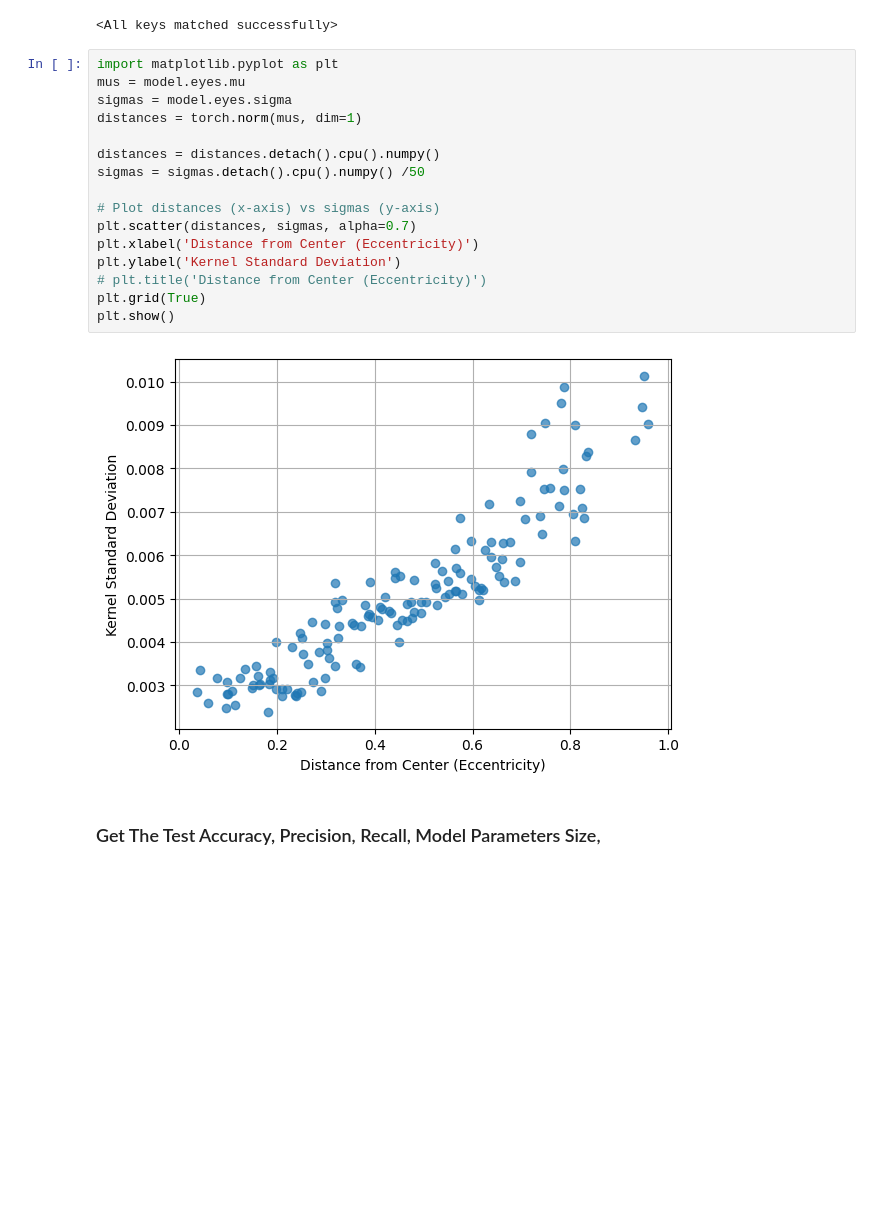
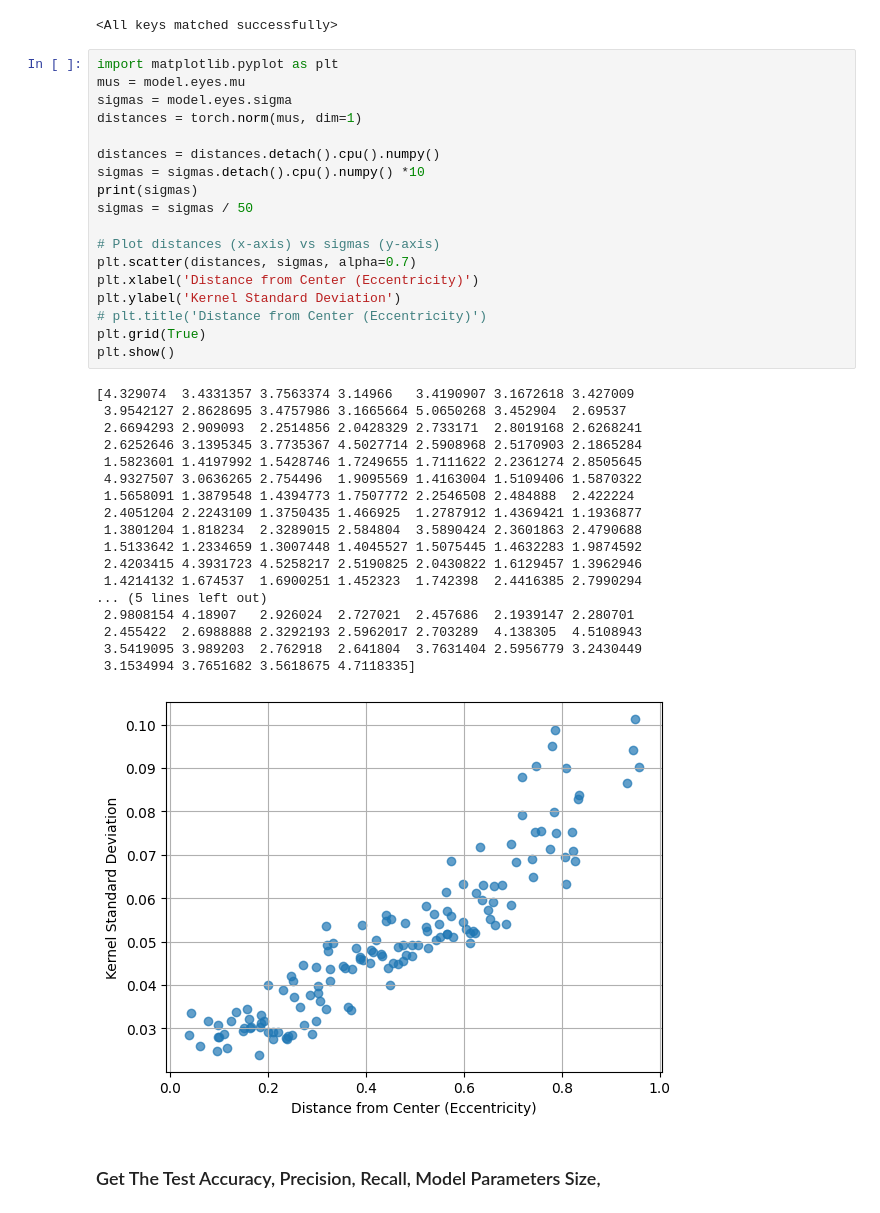
Before and after one commit to schefferac2020/FovialEmergence, a Jupyter notebook: test_figures.ipynb, the cells around one changed output. Drawn from its saved outputs; the diff is of its cells as text; blank space fills up the shorter version.

```diff
--- a/test_figures.ipynb
+++ b/test_figures.ipynb
@@ -68,21 +68,40 @@ model.load_state_dict(checkpoint['model_state_dict'])
 # %%
 import matplotlib.pyplot as plt
 mus = model.eyes.mu
 sigmas = model.eyes.sigma
 distances = torch.norm(mus, dim=1)
 
 distances = distances.detach().cpu().numpy()
-sigmas = sigmas.detach().cpu().numpy() /50
+sigmas = sigmas.detach().cpu().numpy() *10
+print(sigmas)
+sigmas = sigmas / 50
 
 # Plot distances (x-axis) vs sigmas (y-axis)
 plt.scatter(distances, sigmas, alpha=0.7)
 plt.xlabel('Distance from Center (Eccentricity)')
 plt.ylabel('Kernel Standard Deviation')
 # plt.title('Distance from Center (Eccentricity)')
 plt.grid(True)
 plt.show()
 # %% [output]
+[4.329074  3.4331357 3.7563374 3.14966   3.4190907 3.1672618 3.427009
+ 3.9542127 2.8628695 3.4757986 3.1665664 5.0650268 3.452904  2.69537
+ 2.6694293 2.909093  2.2514856 2.0428329 2.733171  2.8019168 2.6268241
+ 2.6252646 3.1395345 3.7735367 4.5027714 2.5908968 2.5170903 2.1865284
+ 1.5823601 1.4197992 1.5428746 1.7249655 1.7111622 2.2361274 2.8505645
+ 4.9327507 3.0636265 2.754496  1.9095569 1.4163004 1.5109406 1.5870322
+ 1.5658091 1.3879548 1.4394773 1.7507772 2.2546508 2.484888  2.422224
+ 2.4051204 2.2243109 1.3750435 1.466925  1.2787912 1.4369421 1.1936877
+ 1.3801204 1.818234  2.3289015 2.584804  3.5890424 2.3601863 2.4790688
+ 1.5133642 1.2334659 1.3007448 1.4045527 1.5075445 1.4632283 1.9874592
+ 2.4203415 4.3931723 4.5258217 2.5190825 2.0430822 1.6129457 1.3962946
+ 1.4214132 1.674537  1.6900251 1.452323  1.742398  2.4416385 2.7990294
+... (5 lines left out)
+ 2.9808154 4.18907   2.926024  2.727021  2.457686  2.1939147 2.280701
+ 2.455422  2.6988888 2.3292193 2.5962017 2.703289  4.138305  4.5108943
+ 3.5419095 3.989203  2.762918  2.641804  3.7631404 2.5956779 3.2430449
+ 3.1534994 3.7651682 3.5618675 4.7118335]
-[figure, old version]
+[figure, new version]
 # %% [markdown]
 ### Get The Test Accuracy, Precision, Recall, Model Parameters Size,
 # %%
```
Also changed, not shown: 5 other files.
